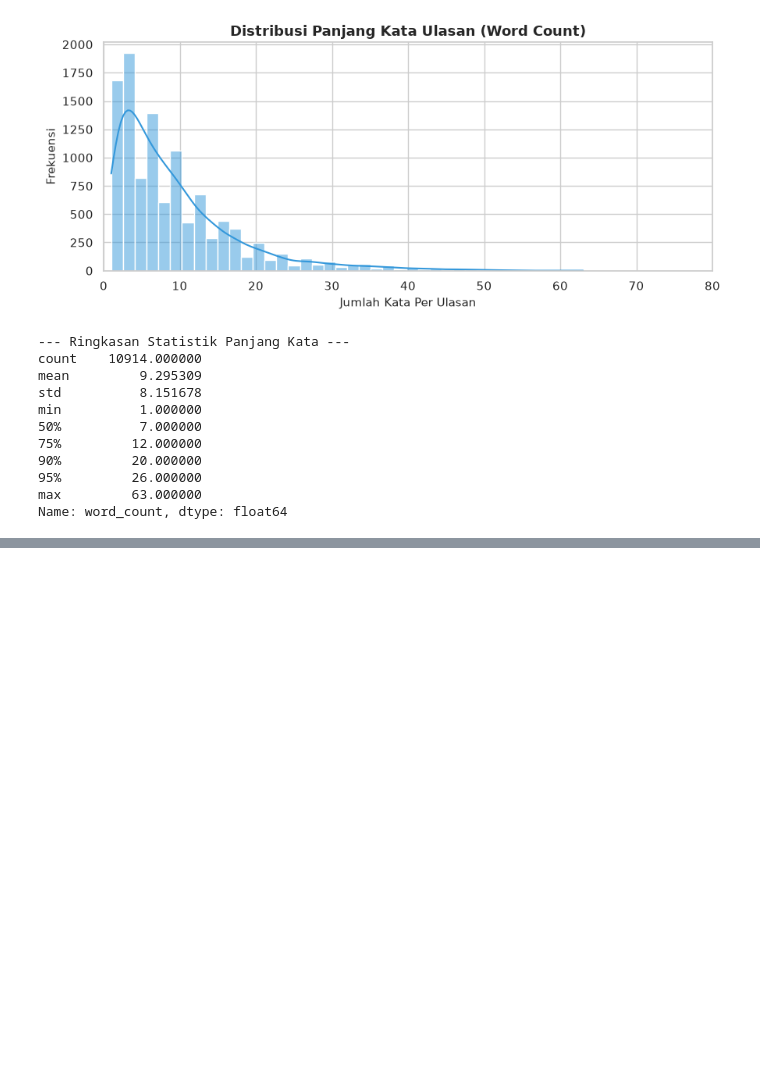
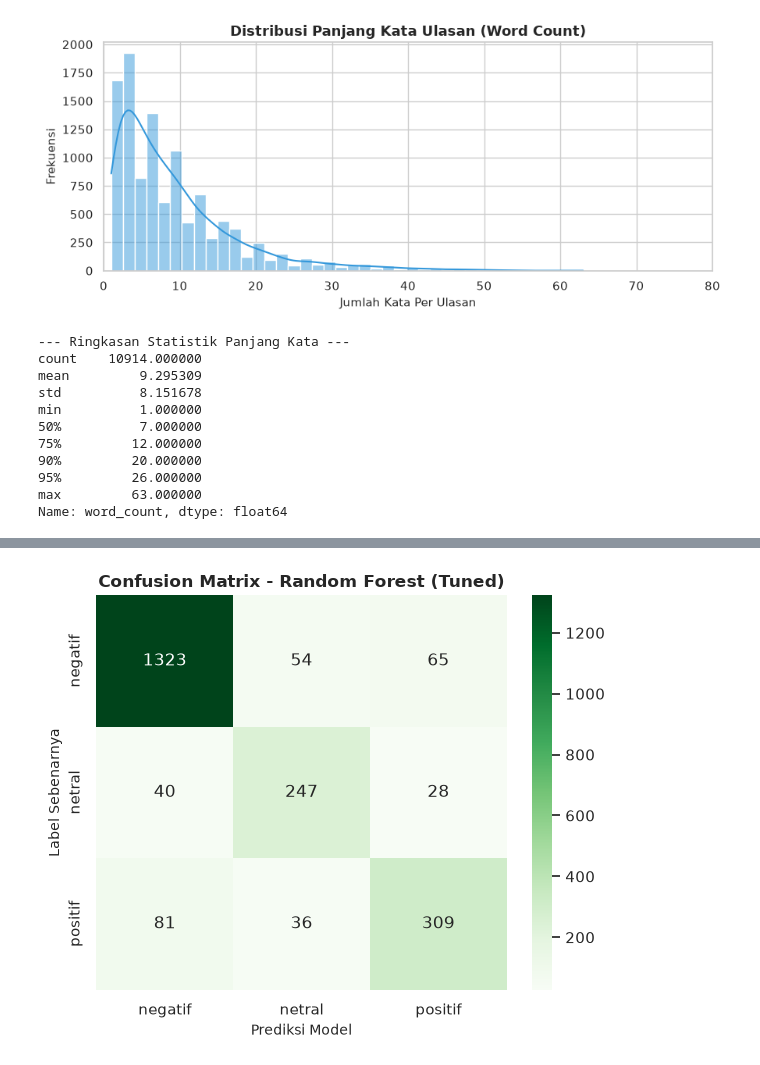
Before and after one commit to mamyadi/wetv-sentiment-analysis, a Jupyter notebook: wetv-sentiment-analysis.ipynb, the cells around one changed output, grey strips where cells are left out. Drawn from its saved outputs; the diff is of its cells as text; code cells hidden in the pictures; blank space fills up the shorter version.

```diff
--- a/wetv-sentiment-analysis.ipynb
+++ b/wetv-sentiment-analysis.ipynb
@@ -472,0 +675,22 @@ plt.show()
+# %%
+# Membuat Confusion Matrix Random Forest
+labels_order = ['negatif', 'netral', 'positif']
+cm_rf = confusion_matrix(y_test, y_pred_test_rf, labels=labels_order)
+
+# Plotting Heatmap
+plt.figure(figsize=(6, 5))
+sns.heatmap(
+    cm_rf,
+    annot=True,
+    fmt='d',
+    cmap='Greens',
+    xticklabels=labels_order,
+    yticklabels=labels_order
+)
+plt.title('Confusion Matrix - Random Forest (Tuned)', fontsize=12, fontweight='bold')
+plt.xlabel('Prediksi Model', fontsize=10)
+plt.ylabel('Label Sebenarnya', fontsize=10)
+plt.tight_layout()
+plt.show()
+# %% [output]
+[figure, added]
```
Also changed, not shown: parts of 28 cells of this notebook, 2 other files.
